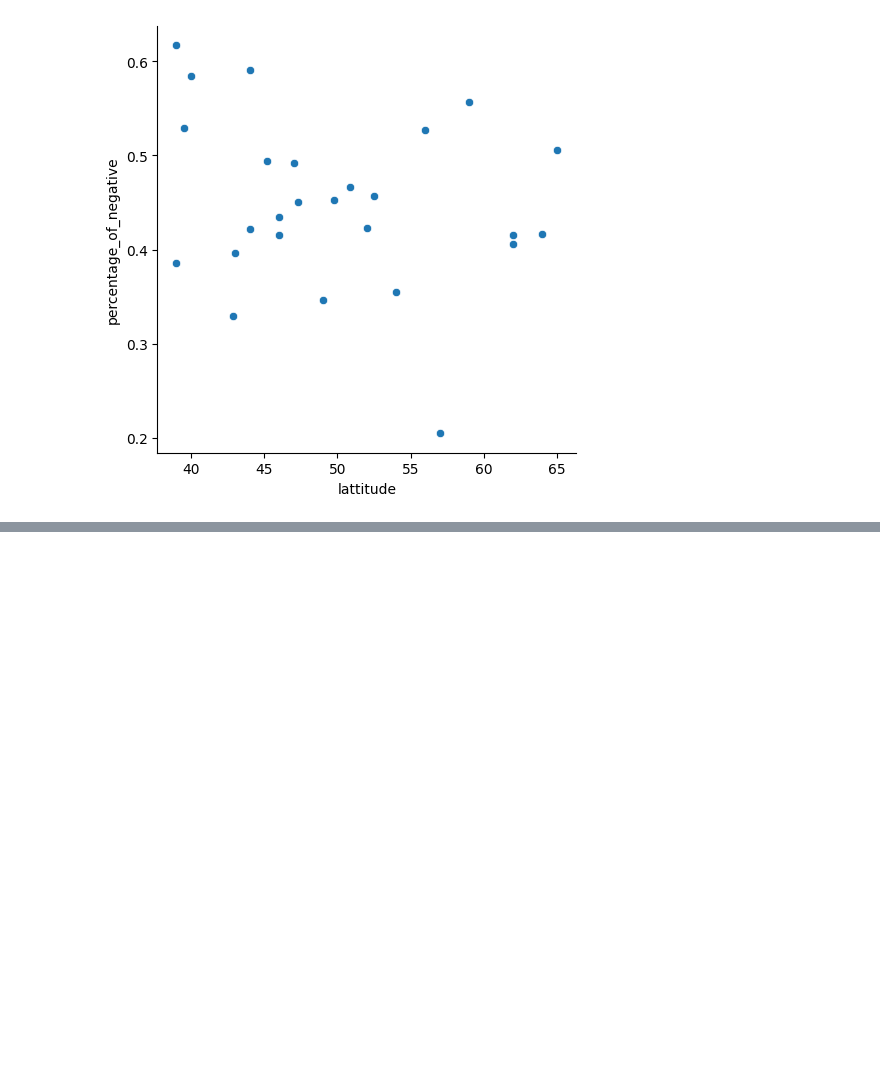
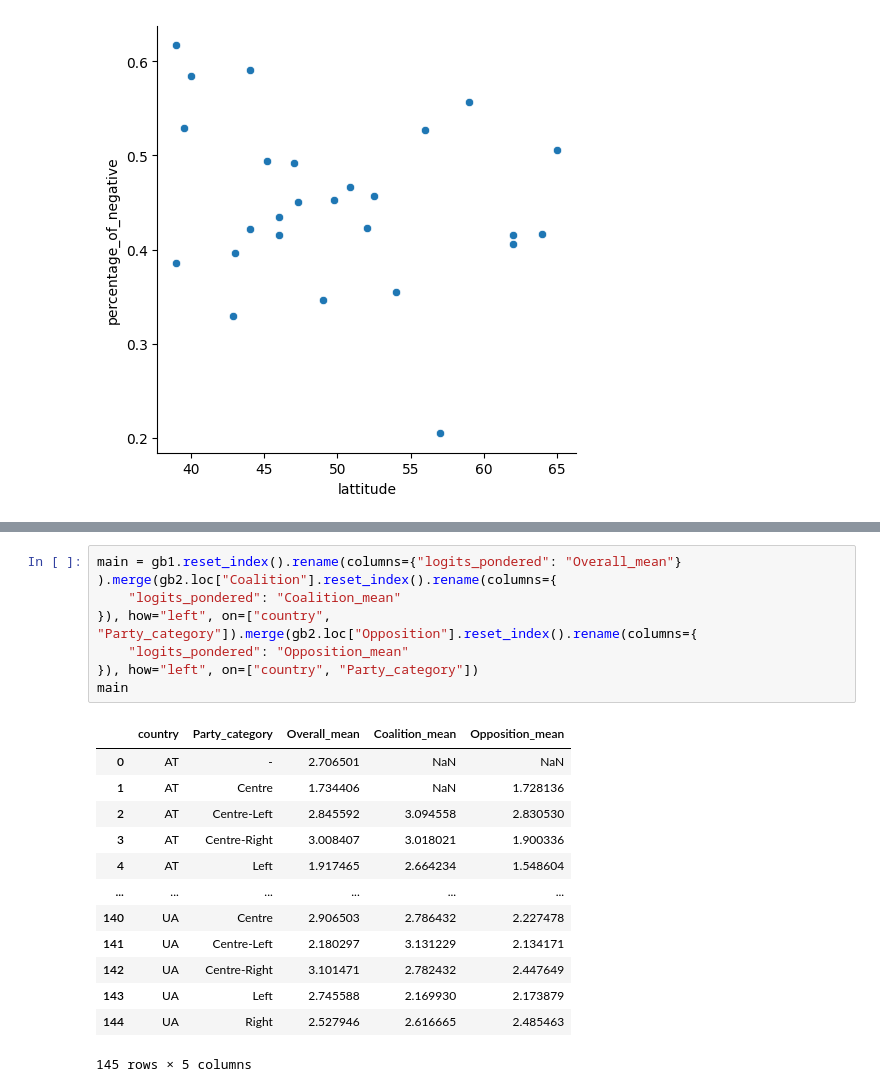
Before and after one commit to clarinsi/parlasent_analysis, a Jupyter notebook: 1_country_stats.ipynb, the cells around one changed output, grey strips where cells are left out. Drawn from its saved outputs; the diff is of its cells as text; blank space fills up the shorter version.

```diff
--- a/1_country_stats.ipynb
+++ b/1_country_stats.ipynb
@@ -130,0 +209,22 @@ sns.relplot(
+# %%
+main = gb1.reset_index().rename(columns={"logits_pondered": "Overall_mean"}
+).merge(gb2.loc["Coalition"].reset_index().rename(columns={
+    "logits_pondered": "Coalition_mean"
+}), how="left", on=["country", "Party_category"]).merge(gb2.loc["Opposition"].reset_index().rename(columns={
+    "logits_pondered": "Opposition_mean"
+}), how="left", on=["country", "Party_category"])
+main
+# %% [output]
+|  | country | Party_category | Overall_mean | Coalition_mean | Opposition_mean |
+| 0 | AT | - | 2.706501 | NaN | NaN |
+| 1 | AT | Centre | 1.734406 | NaN | 1.728136 |
+| 2 | AT | Centre-Left | 2.845592 | 3.094558 | 2.830530 |
+| 3 | AT | Centre-Right | 3.008407 | 3.018021 | 1.900336 |
+| 4 | AT | Left | 1.917465 | 2.664234 | 1.548604 |
+| ... | ... | ... | ... | ... | ... |
+| 140 | UA | Centre | 2.906503 | 2.786432 | 2.227478 |
+| 141 | UA | Centre-Left | 2.180297 | 3.131229 | 2.134171 |
+| 142 | UA | Centre-Right | 3.101471 | 2.782432 | 2.447649 |
+| 143 | UA | Left | 2.745588 | 2.169930 | 2.173879 |
+| 144 | UA | Right | 2.527946 | 2.616665 | 2.485463 |
+145 rows × 5 columns
```
Also changed, not shown: parts of 8 cells of this notebook, 2 other files.
